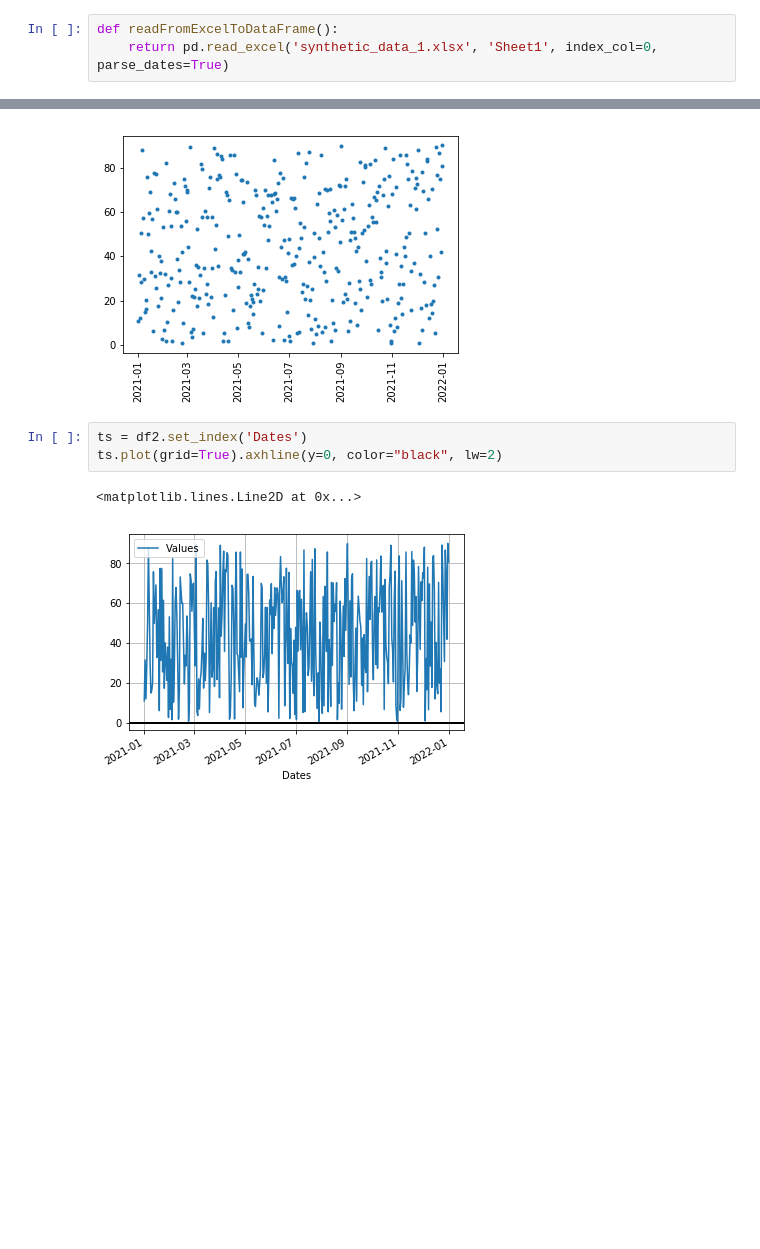
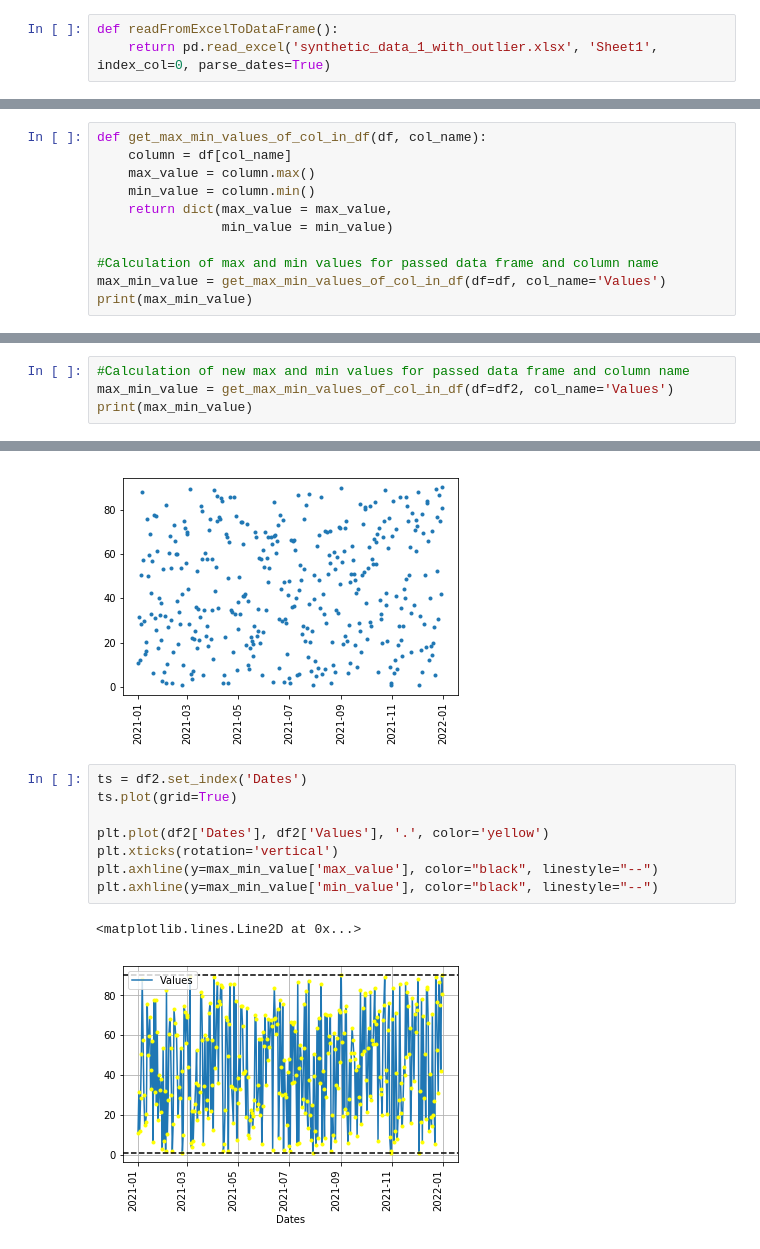
Before and after one commit to nazarc/jupyter_notebook_python_training_projects, a Jupyter notebook: outlier_detection_1.ipynb, the cells around one changed output, grey strips where cells are left out. Drawn from its saved outputs; the diff is of its cells as text; blank space fills up the shorter version.

Commit message:
Plots2D: Updated and added upper and lower boundary lines

```diff
--- a/outlier_detection_1.ipynb
+++ b/outlier_detection_1.ipynb
@@ -3,7 +3,7 @@ import pandas as pd
 import matplotlib.pyplot as plt
 # %%
 def readFromExcelToDataFrame():
-    return pd.read_excel('synthetic_data_1.xlsx', 'Sheet1', index_col=0, parse_dates=True)
+    return pd.read_excel('synthetic_data_1_with_outlier.xlsx', 'Sheet1', index_col=0, parse_dates=True)
 # %%
 df = readFromExcelToDataFrame()
 df.info
@@ -25,3 +25,14 @@ df.info
 172 2021-06-22   29.868164
 
 [365 rows x 2 columns]>
+# %%
+def get_max_min_values_of_col_in_df(df, col_name):
+    column = df[col_name]
+    max_value = column.max()
+    min_value = column.min()
+    return dict(max_value = max_value,
+                min_value = min_value)
+
+#Calculation of max and min values for passed data frame and column name
+max_min_value = get_max_min_values_of_col_in_df(df=df, col_name='Values')
+print(max_min_value)
@@ -151,3 +166,7 @@ df2.info
 172 2021-06-22  29.868164
 
 [361 rows x 2 columns]>
+# %%
+#Calculation of new max and min values for passed data frame and column name
+max_min_value = get_max_min_values_of_col_in_df(df=df2, col_name='Values')
+print(max_min_value)
@@ -160,7 +181,12 @@ plt.xticks(rotation='vertical')
 [figure]
 # %%
 ts = df2.set_index('Dates')
-ts.plot(grid=True).axhline(y=0, color="black", lw=2)
+ts.plot(grid=True)
+
+plt.plot(df2['Dates'], df2['Values'], '.', color='yellow')
+plt.xticks(rotation='vertical')
+plt.axhline(y=max_min_value['max_value'], color="black", linestyle="--")
+plt.axhline(y=max_min_value['min_value'], color="black", linestyle="--")
 # %% [output]
 <matplotlib.lines.Line2D at 0x...>
-[figure, old version]
+[figure, new version]
```
Also changed, not shown: parts of 6 cells of this notebook.
